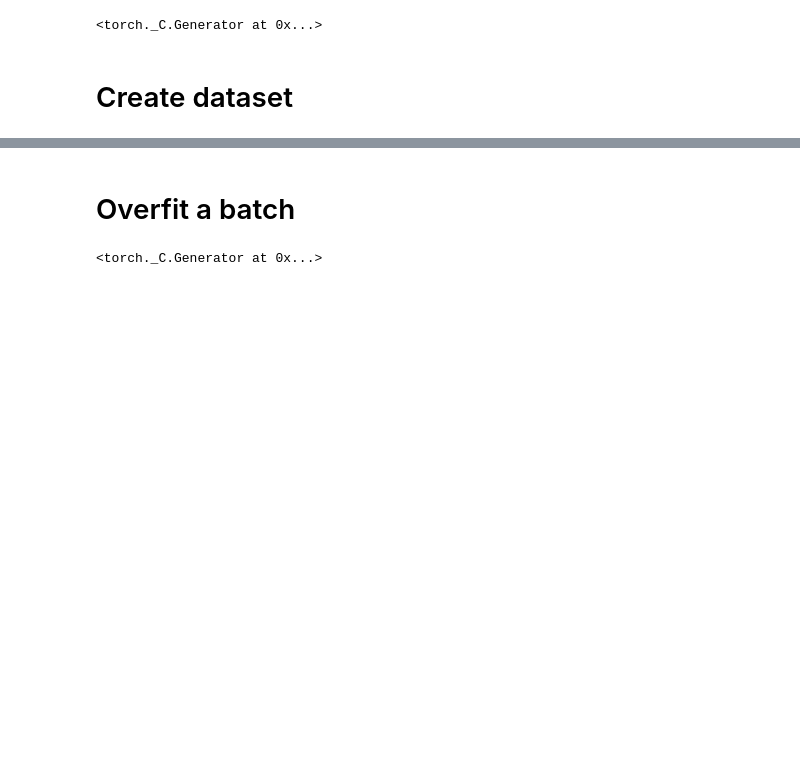
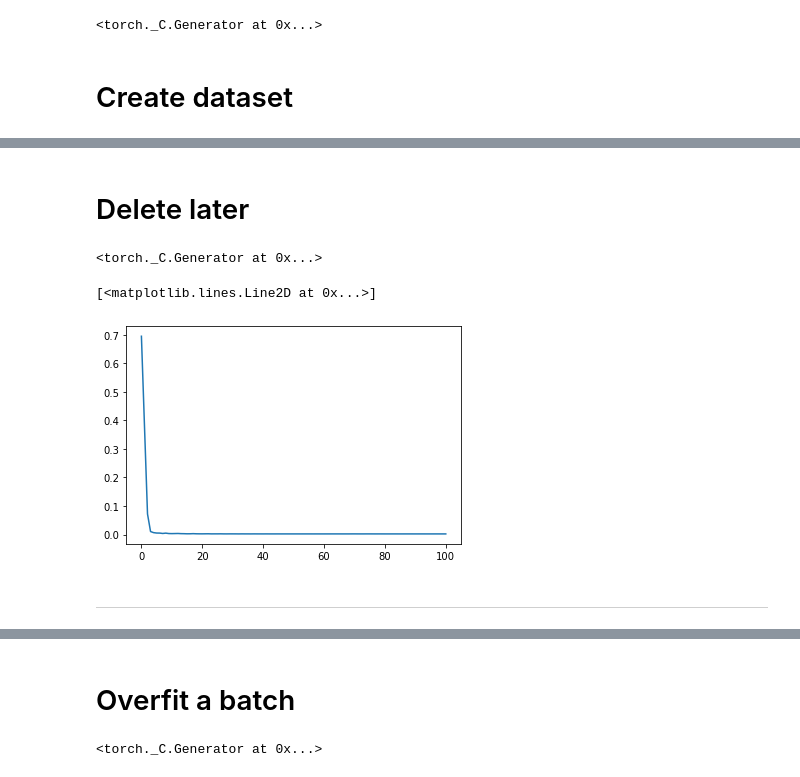
Before and after one commit to snovaisg/master-thesis, a Jupyter notebook: icare21_pytorch.ipynb, the cells around one changed output, grey strips where cells are left out. Drawn from its saved outputs; the diff is of its cells as text; code cells hidden in the pictures; blank space fills up the shorter version.

```diff
--- a/icare21_pytorch.ipynb
+++ b/icare21_pytorch.ipynb
@@ -204,0 +372,2 @@ dtype: float64
+# %%
+a = compute_n_preds_dataloader(model,val_dataloader,ths,how='each')
@@ -204,0 +1471,6 @@ dtype: float64
+# %%
+input = 'history_hot' #one hot encoding of history as opposed to multi-hot
+output = 'new_target_hot'
+
+grouping = 'ccs'
+ccs_universe = list(icdmap.icd9_3toccs.data.keys())
@@ -204,0 +1622,2 @@ dtype: float64
+# %% [markdown]
+# Delete later
@@ -204,0 +1666,44 @@ dtype: float64
+# %%
+size = 2
+manual_seed = 232
+torch.manual_seed(manual_seed)
+np.random.seed(manual_seed)
+overfit_indices = np.random.randint(0,len(dataset),size=(size,))
+small_dataloader = DataLoader(dataset,batch_size=size,collate_fn=ICareCOLLATE(),sampler=SubsetRandomSampler(overfit_indices))
+overfit_batch = next(iter(small_dataloader))
+
+model = FeedforwardNeuralNetModel(input_dim=n_labels,
+                                  hidden_dim=100,
+                                  output_dim=n_labels,
+                                  activation='lrelu'
+                                 )
+
+optimizer = torch.optim.Adam(model.parameters(), lr=0.1)
+losses = list()
+
+for epoch in tqdm(range(101)): # 100 epochs
+    log = dict()
+
+    # compute loss
+    batch_loss = train_one_batch(model,overfit_batch,optimizer)
+
+    # compute metrics
+    batch_metrics = compute_metrics_batch(model,overfit_batch,evaluator,average=True)[0]
+
+    # compute n_preds
+    n_preds = compute_n_preds(model,overfit_batch)
+
+    losses.append(batch_loss)
+    log.update({'n_preds':n_preds})
+    log.update(batch_metrics)
+    log.update({'loss':batch_loss})
+    log.update({'epoch':epoch})
+# %% [output]
+<torch._C.Generator at 0x...>
+# %%
+plt.plot(losses)
+# %% [output]
+[<matplotlib.lines.Line2D at 0x...>]
+[figure, added]
+# %% [markdown]
+----
```
Also changed, not shown: parts of 240 cells of this notebook, 3 other files.
